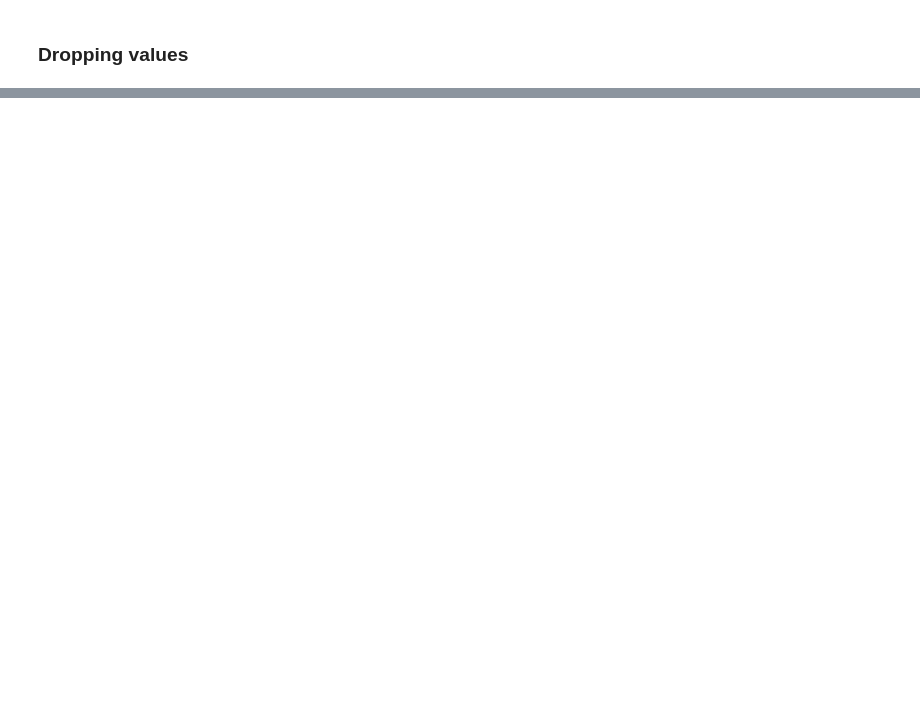
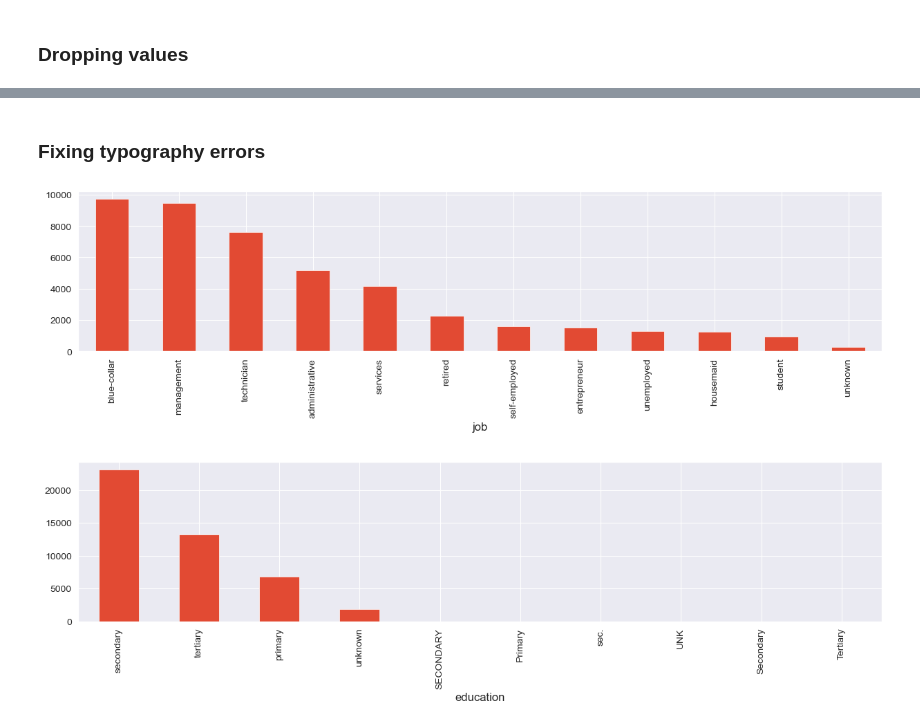
Before and after one commit to Zaprovic/data-analysis-bootcamp, a Jupyter notebook: src/main.ipynb, the cells around one changed output, grey strips where cells are left out. Cells and saved outputs as stored; diff of their text form; code cells hidden in the pictures; blank space fills up the shorter version.

```diff
--- a/src/main.ipynb
+++ b/src/main.ipynb
@@ -91,0 +101,18 @@ df = df[df['age'] <= 100]
+# %% [markdown]
+### **Fixing typography errors**
+# %%
+df['job'] = df['job'].replace(['MANAGEMENT', 'Management'], 'management')
+df['job'] = df['job'].replace(['admin.'], 'administrative')
+df['job'] = df['job'].replace(['Self-employed'], 'self-employed')
+df['job'] = df['job'].replace(['Services'], 'services')
+df['job'] = df['job'].replace(['Retired'], 'retired')
+
+plt.figure(figsize=(15,3))
+df['job'].value_counts().plot(kind='bar')
+
+plt.figure(figsize=(15,3))
+df['education'].value_counts().plot(kind='bar')
+plt.show()
+# %% [output]
+[figure, added]
+[figure, added]
```
Also changed, not shown: parts of 4 cells of this notebook.
